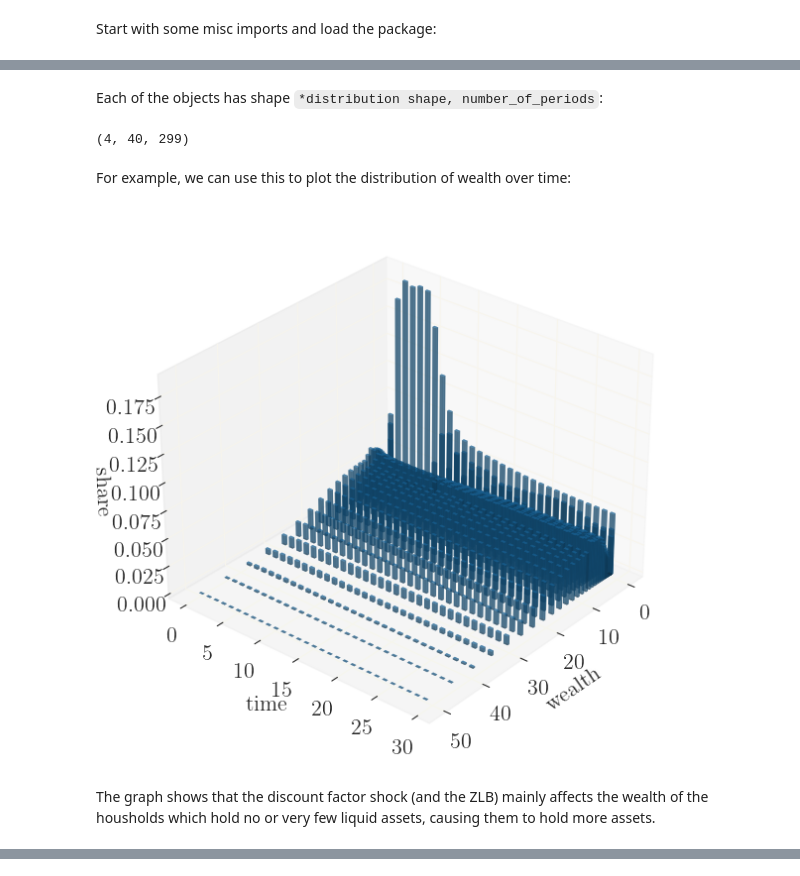
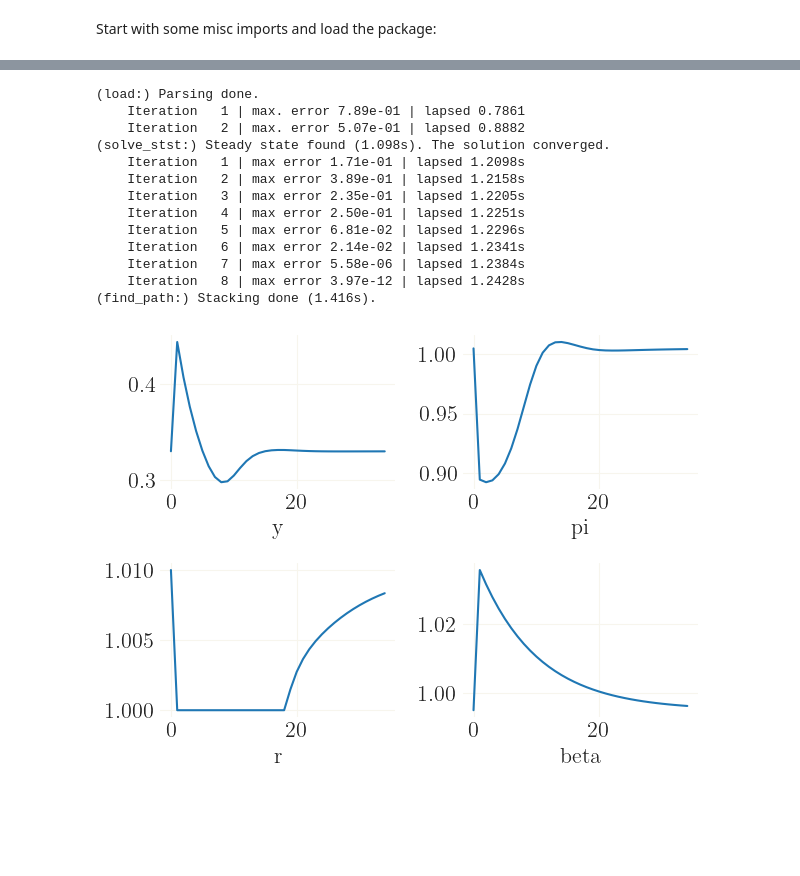
Before and after one commit to gboehl/econpizza, a Jupyter notebook: docs/tutorial/quickstart.ipynb, the cells around one changed output, grey strips where cells are left out. Cells and saved outputs as stored; diff of their text form; code cells hidden in the pictures; blank space fills up the shorter version.

```diff
--- a/docs/tutorial/quickstart.ipynb
+++ b/docs/tutorial/quickstart.ipynb
@@ -66,5 +6,0 @@ Parse the example hank model from the yaml and compile the model:
-# %%
-# parse model
-hank1_dict = ep.parse(example_hank)
-# compile the model
-hank1 = ep.load(hank1_dict)
@@ -223,23 +7,31 @@ dict_keys(['a', 'c', 'dist'])
-# %% [markdown]
-Each of the objects has shape ``*distribution shape, number_of_periods``:
-# %%
-print(het_vars['a'].shape)
-# %% [output]
-(4, 40, 299)
-# %% [markdown]
-For example, we can use this to plot the distribution of wealth over time:
-# %%
-dist = het_vars['dist']
-a_grid = hank1['context']['a_grid']
-# plot
-ax, _ = grbar3d(dist[...,:30].sum(0), xedges=a_grid, yedges=jnp.arange(30), figsize=(9,7), depth=.5, width=.5, alpha=.5)
-# set axis labels
-ax.set_xlabel('wealth')
-ax.set_ylabel('time')
-ax.set_zlabel('share')
-# rotate
-ax.view_init(azim=40)
-# %% [output]
-[figure, removed]
-# %% [markdown]
-The graph shows that the discount factor shock (and the ZLB) mainly affects the wealth of the housholds which hold no or very few liquid assets, causing them to hold more assets.
+# %%
+import matplotlib.pyplot as plt
+import econpizza as ep
+
+# for nicer text in figures
+plt.rc('text', usetex=True)
+# only necessary if you run this in a jupyter notebook:
+%matplotlib inline
+
+# the path to the example YAML
+example_nk = ep.examples.nk
+
+# load the NK model
+mod = ep.load(example_nk)
+_ = mod.solve_stst()
+
+# increase the discount factor by 4%
+shk = ('e_beta', .04)
+
+# find the nonlinear trajectory
+x, flag = mod.find_path(shock=shk)
+
+# plotting
+fig, axs = plt.subplots(2,2)
+for i,v in enumerate(('y', 'pi', 'r', 'beta')):
+
+    axs.flatten()[i].plot(x[:35,mod['variables'].index(v)])
+    axs.flatten()[i].set_xlabel(v)
+
+fig.tight_layout()
+# %% [output]
@@ -245,0 +39,14 @@ The graph shows that the discount factor shock (and the ZLB) mainly affects the
+(load:) Parsing done.
+    Iteration   1 | max. error 7.89e-01 | lapsed 0.7861
+    Iteration   2 | max. error 5.07e-01 | lapsed 0.8882
+(solve_stst:) Steady state found (1.098s). The solution converged.
+    Iteration   1 | max error 1.71e-01 | lapsed 1.2098s
+    Iteration   2 | max error 3.89e-01 | lapsed 1.2158s
+    Iteration   3 | max error 2.35e-01 | lapsed 1.2205s
+    Iteration   4 | max error 2.50e-01 | lapsed 1.2251s
+    Iteration   5 | max error 6.81e-02 | lapsed 1.2296s
+    Iteration   6 | max error 2.14e-02 | lapsed 1.2341s
+    Iteration   7 | max error 5.58e-06 | lapsed 1.2384s
+    Iteration   8 | max error 3.97e-12 | lapsed 1.2428s
+(find_path:) Stacking done (1.416s).
+[figure, added]
```
Also changed, not shown: parts of 40 cells of this notebook, 2 other files.
